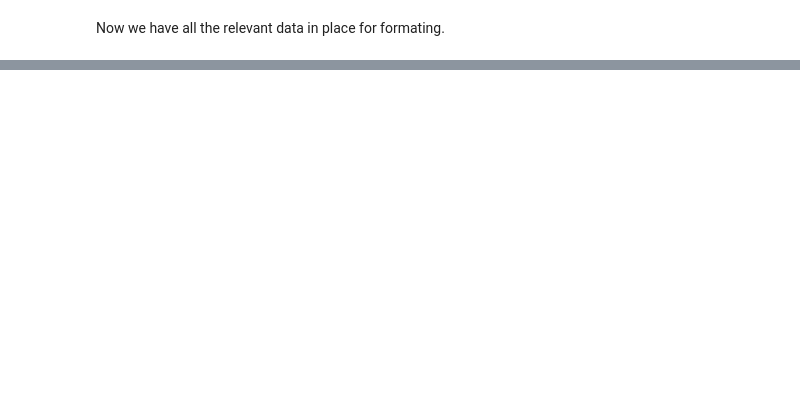
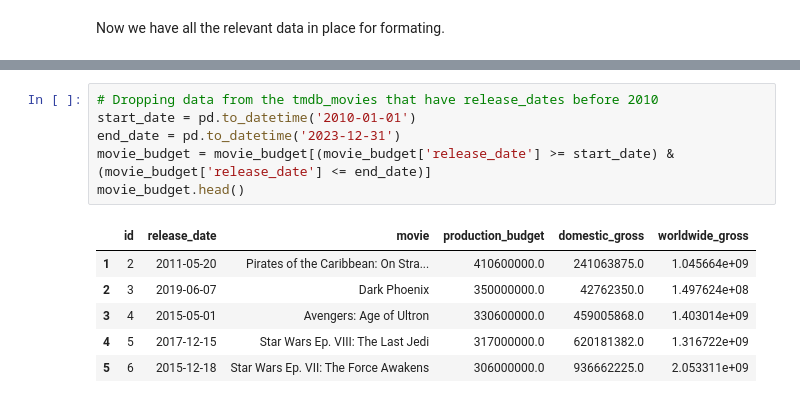
Before and after one commit to Dudimath/Microsoft-Film-Insights, a Jupyter notebook: Data Cleaning.ipynb, the cells around one changed output, grey strips where cells are left out. Cells and saved outputs as stored; diff of their text form; blank space fills up the shorter version.

```diff
--- a/Data Cleaning.ipynb
+++ b/Data Cleaning.ipynb
@@ -666,0 +807,13 @@ Now we have all the relevant data in place for formating.
+# %%
+# Dropping data from the tmdb_movies that have release_dates before 2010
+start_date = pd.to_datetime('2010-01-01')
+end_date = pd.to_datetime('2023-12-31')
+movie_budget = movie_budget[(movie_budget['release_date'] >= start_date) & (movie_budget['release_date'] <= end_date)]
+movie_budget.head()
+# %% [output]
+|  | id | release_date | movie | production_budget | domestic_gross | worldwide_gross |
+| 1 | 2 | 2011-05-20 | Pirates of the Caribbean: On Stra... | 410600000.0 | 241063875.0 | 1.045664e+09 |
+| 2 | 3 | 2019-06-07 | Dark Phoenix | 350000000.0 | 42762350.0 | 1.497624e+08 |
+| 3 | 4 | 2015-05-01 | Avengers: Age of Ultron | 330600000.0 | 459005868.0 | 1.403014e+09 |
+| 4 | 5 | 2017-12-15 | Star Wars Ep. VIII: The Last Jedi | 317000000.0 | 620181382.0 | 1.316722e+09 |
+| 5 | 6 | 2015-12-18 | Star Wars Ep. VII: The Force Awakens | 306000000.0 | 936662225.0 | 2.053311e+09 |
```
Also changed, not shown: parts of 33 cells of this notebook.
